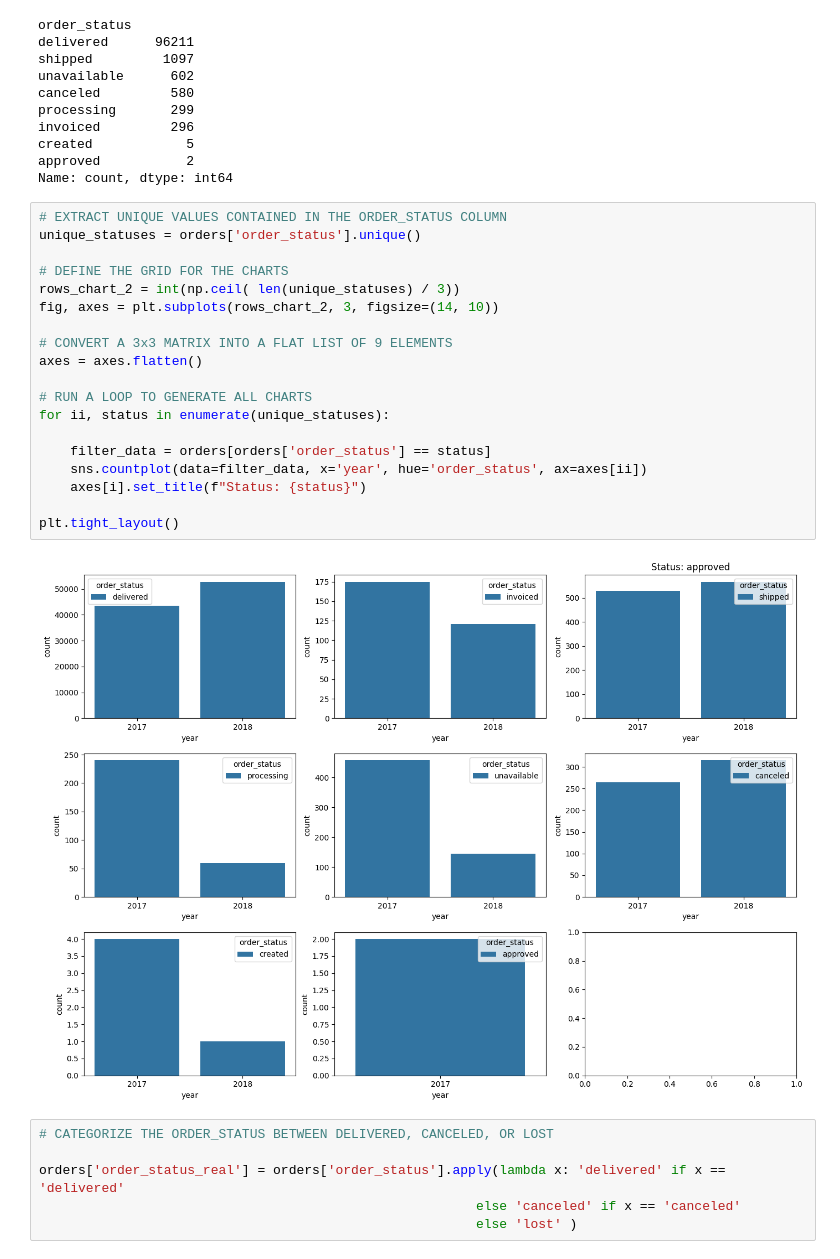
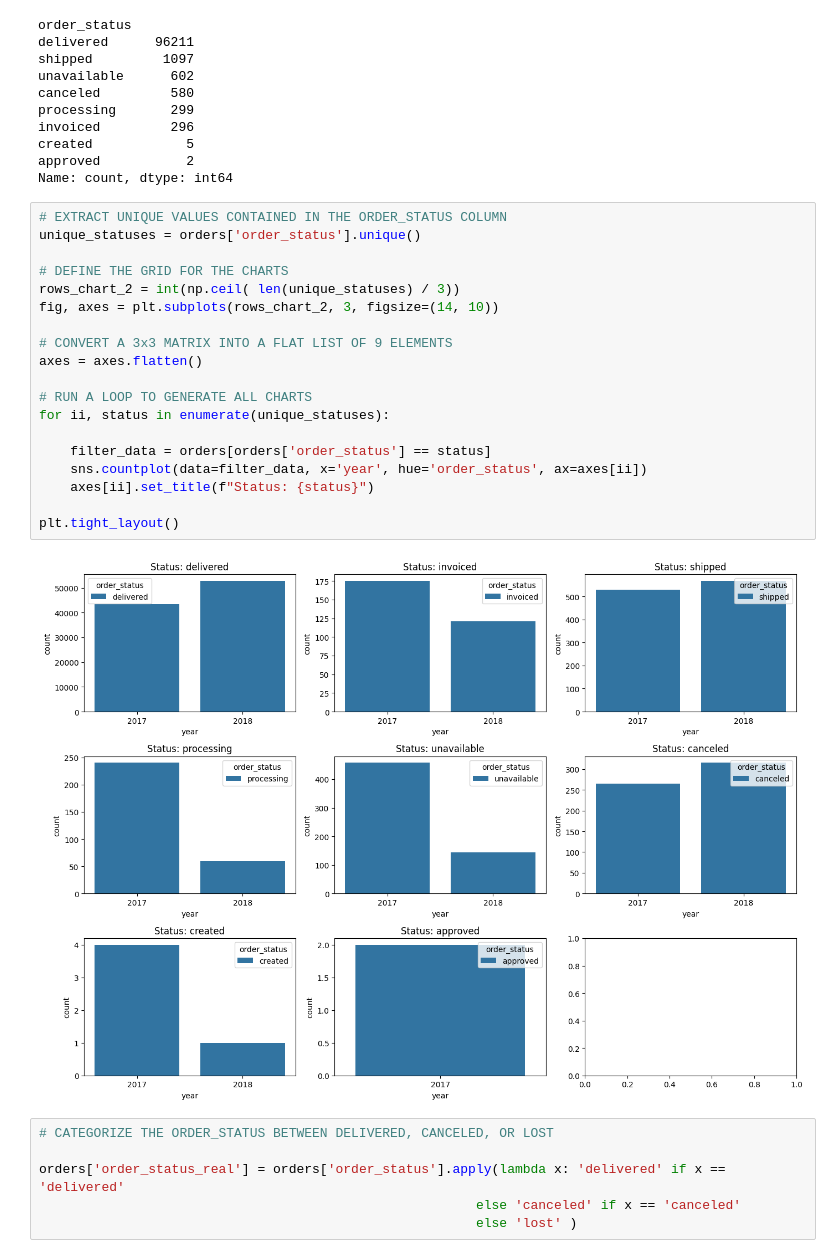
Before and after one commit to alfalfal/business_performance_analysis, a Jupyter notebook: EDA-and-modeling.ipynb, the cells around one changed output. Cells and saved outputs as stored; diff of their text form.

```diff
--- a/EDA-and-modeling.ipynb
+++ b/EDA-and-modeling.ipynb
@@ -357,24 +357,24 @@ Name: count, dtype: int64
 # %%
 # EXTRACT UNIQUE VALUES CONTAINED IN THE ORDER_STATUS COLUMN
 unique_statuses = orders['order_status'].unique()
 
 # DEFINE THE GRID FOR THE CHARTS
 rows_chart_2 = int(np.ceil( len(unique_statuses) / 3))
 fig, axes = plt.subplots(rows_chart_2, 3, figsize=(14, 10))
 
 # CONVERT A 3x3 MATRIX INTO A FLAT LIST OF 9 ELEMENTS
 axes = axes.flatten()
 
 # RUN A LOOP TO GENERATE ALL CHARTS
 for ii, status in enumerate(unique_statuses):
 
     filter_data = orders[orders['order_status'] == status]
     sns.countplot(data=filter_data, x='year', hue='order_status', ax=axes[ii])
-    axes[i].set_title(f"Status: {status}")
+    axes[ii].set_title(f"Status: {status}")
 
 plt.tight_layout()
 # %% [output]
-[figure, old version]
+[figure, new version]
 # %%
 # CATEGORIZE THE ORDER_STATUS BETWEEN DELIVERED, CANCELED, OR LOST
 
```
Also changed, not shown: parts of 8 cells of this notebook.
